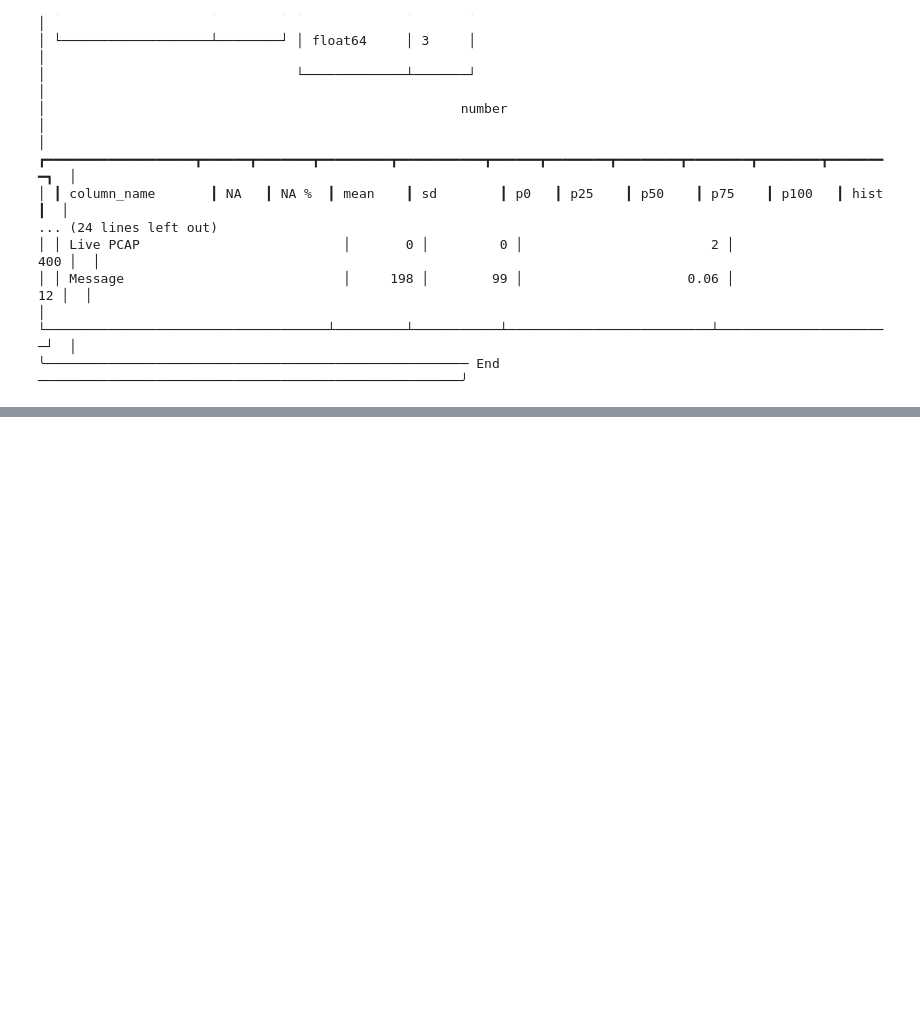
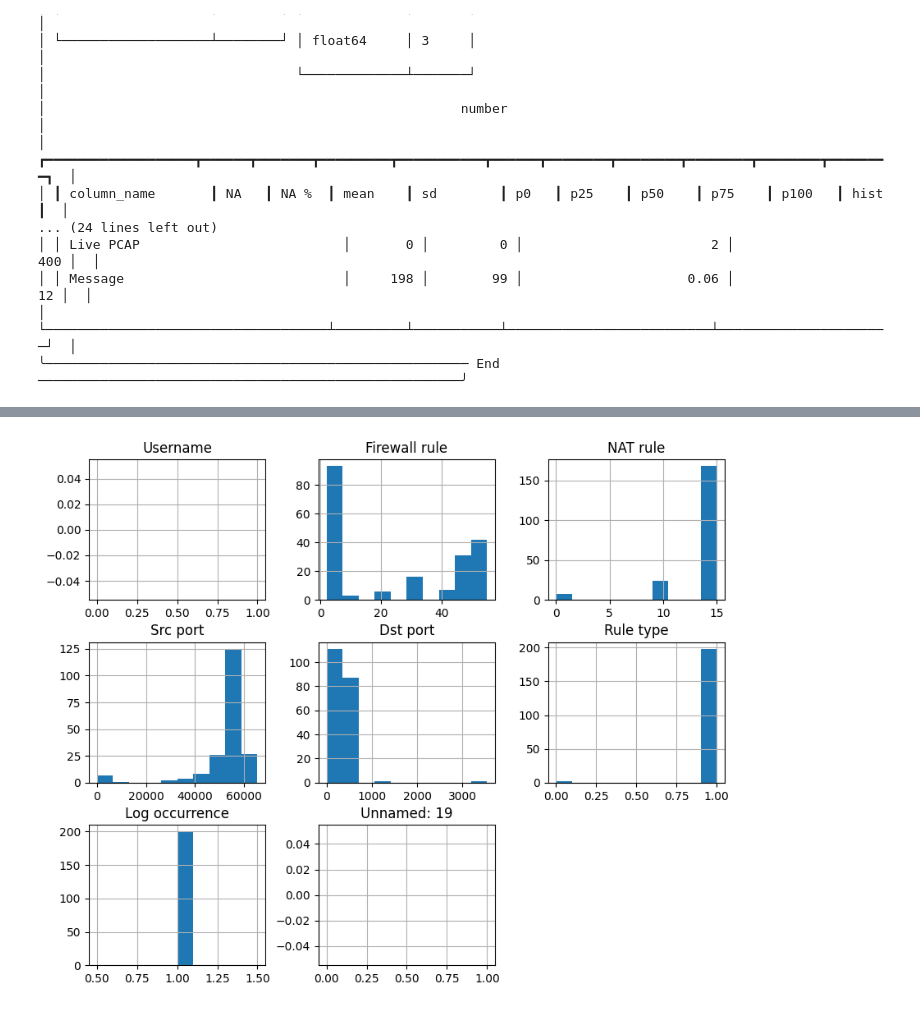
Before and after one commit to sondosaabed/Data-Analyst-Nanodegree, a Jupyter notebook: case-studies/firewall-caseStudy/Case_Study2_Log_Analysis.ipynb, the cells around one changed output, grey strips where cells are left out. Cells and saved outputs as stored; diff of their text form; code cells hidden in the pictures; blank space fills up the shorter version.

Commit message:
Kaggle Notebook | firewall-logs-univariate | Version 2

```diff
--- a/case-studies/firewall-caseStudy/Case_Study2_Log_Analysis.ipynb
+++ b/case-studies/firewall-caseStudy/Case_Study2_Log_Analysis.ipynb
@@ -119,4 +121,4 @@ from skimpy import skim
 # %% [output]
 Drive already mounted at /content/drive; to attempt to forcibly remount, call drive.mount("/content/drive", force_remount=True).
 # %%
-df=pd.read_csv('./new_logs.csv')
+df=pd.read_csv('/kaggle/input/firewall-logs/new_logs.csv')
@@ -142,0 +203,4 @@ skim(df)
+# %%
+df.hist(figsize=[10, 8]);
+# %% [output]
+[figure, added]
```
Also changed, not shown: parts of 9 cells of this notebook.
